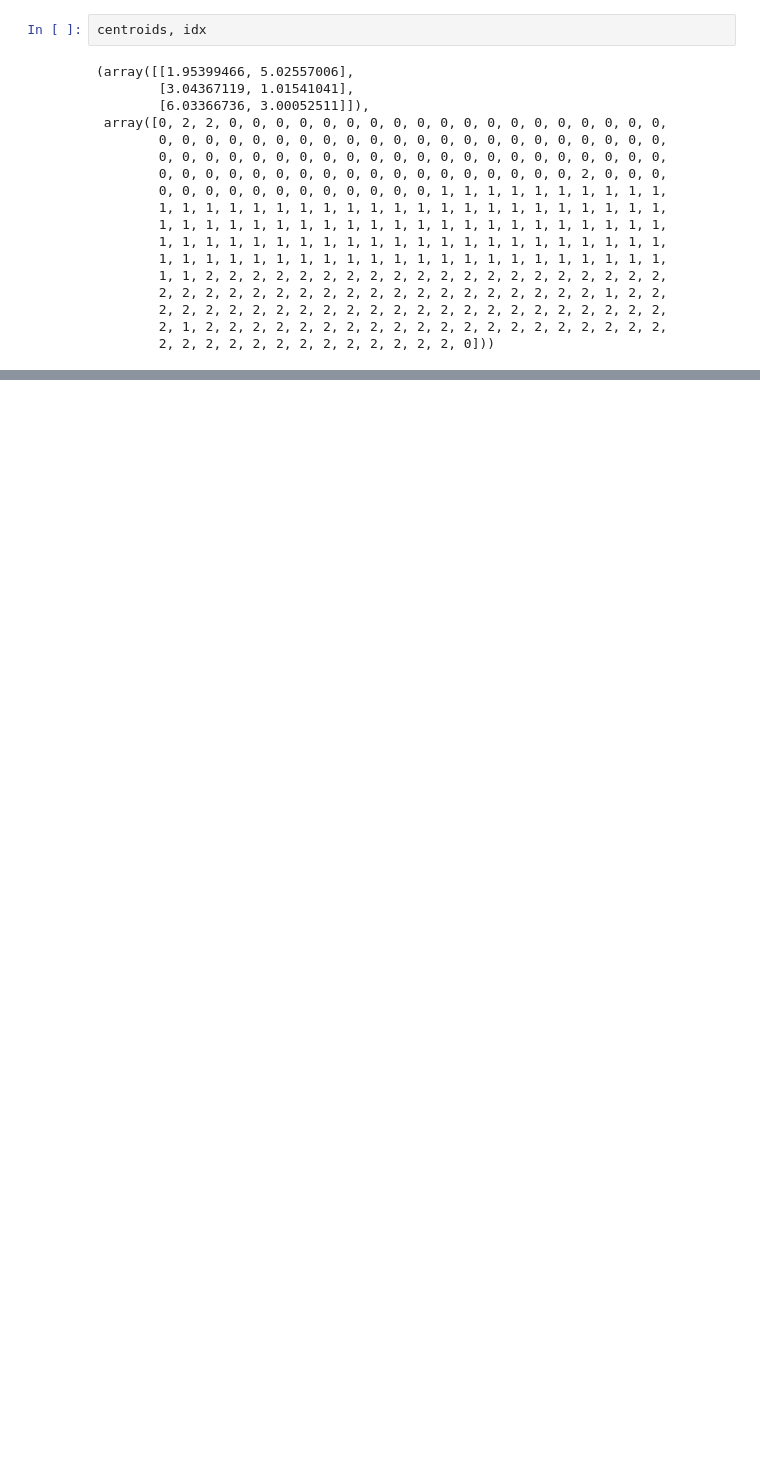
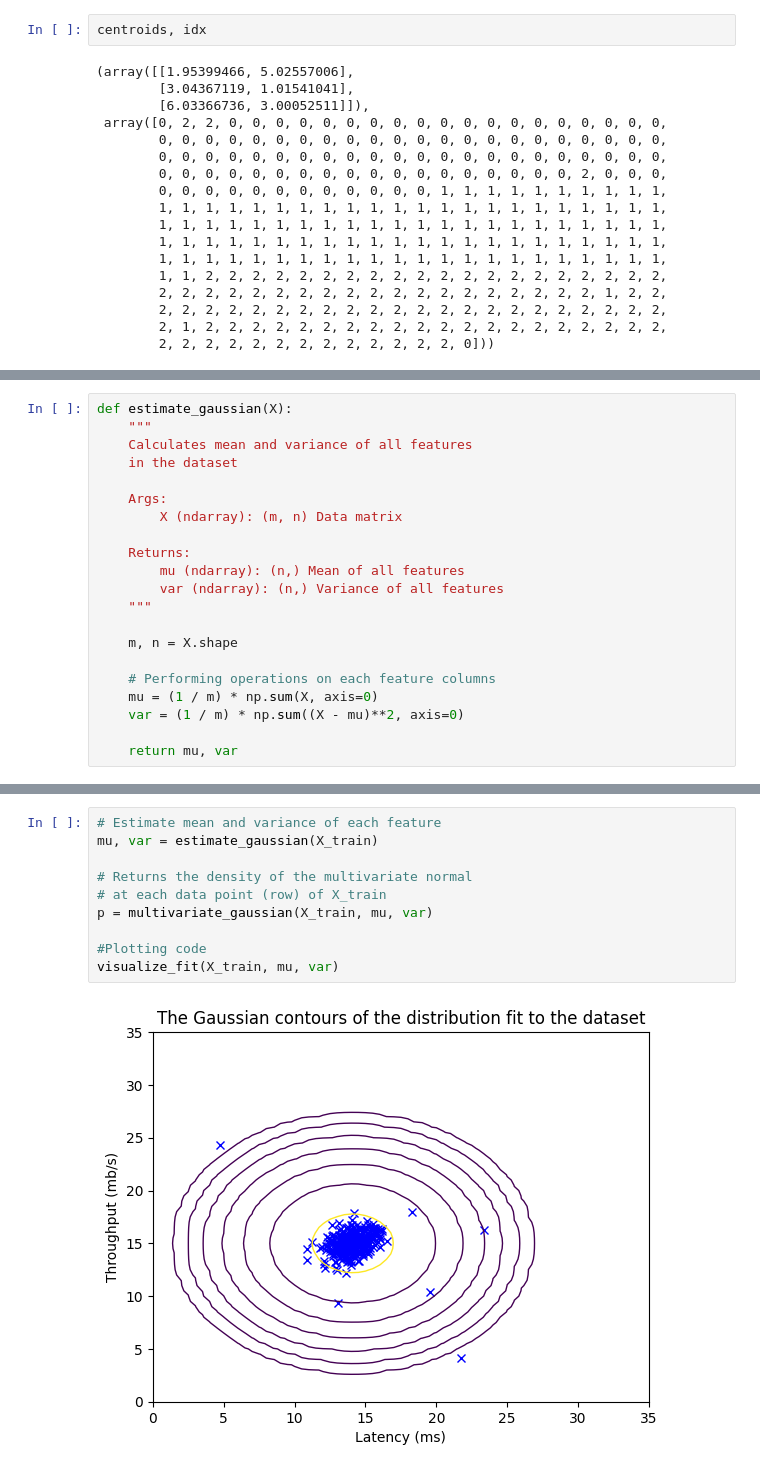
Before and after one commit to abdel-habib/ai-notebooks, a Jupyter notebook: unsupervised_learning.ipynb, the cells around one changed output, grey strips where cells are left out. Drawn from its saved outputs; the diff is of its cells as text; blank space fills up the shorter version.

```diff
--- a/unsupervised_learning.ipynb
+++ b/unsupervised_learning.ipynb
@@ -254,0 +374,21 @@ centroids, idx
+# %%
+def estimate_gaussian(X):
+    """
+    Calculates mean and variance of all features
+    in the dataset
+
+    Args:
+        X (ndarray): (m, n) Data matrix
+
+    Returns:
+        mu (ndarray): (n,) Mean of all features
+        var (ndarray): (n,) Variance of all features
+    """
+
+    m, n = X.shape
+
+    # Performing operations on each feature columns
+    mu = (1 / m) * np.sum(X, axis=0)
+    var = (1 / m) * np.sum((X - mu)**2, axis=0)
+
+    return mu, var
@@ -254,0 +441,12 @@ centroids, idx
+# %%
+# Estimate mean and variance of each feature
+mu, var = estimate_gaussian(X_train)
+
+# Returns the density of the multivariate normal
+# at each data point (row) of X_train
+p = multivariate_gaussian(X_train, mu, var)
+
+#Plotting code
+visualize_fit(X_train, mu, var)
+# %% [output]
+[figure, added]
```
Also changed, not shown: parts of 22 cells of this notebook.
